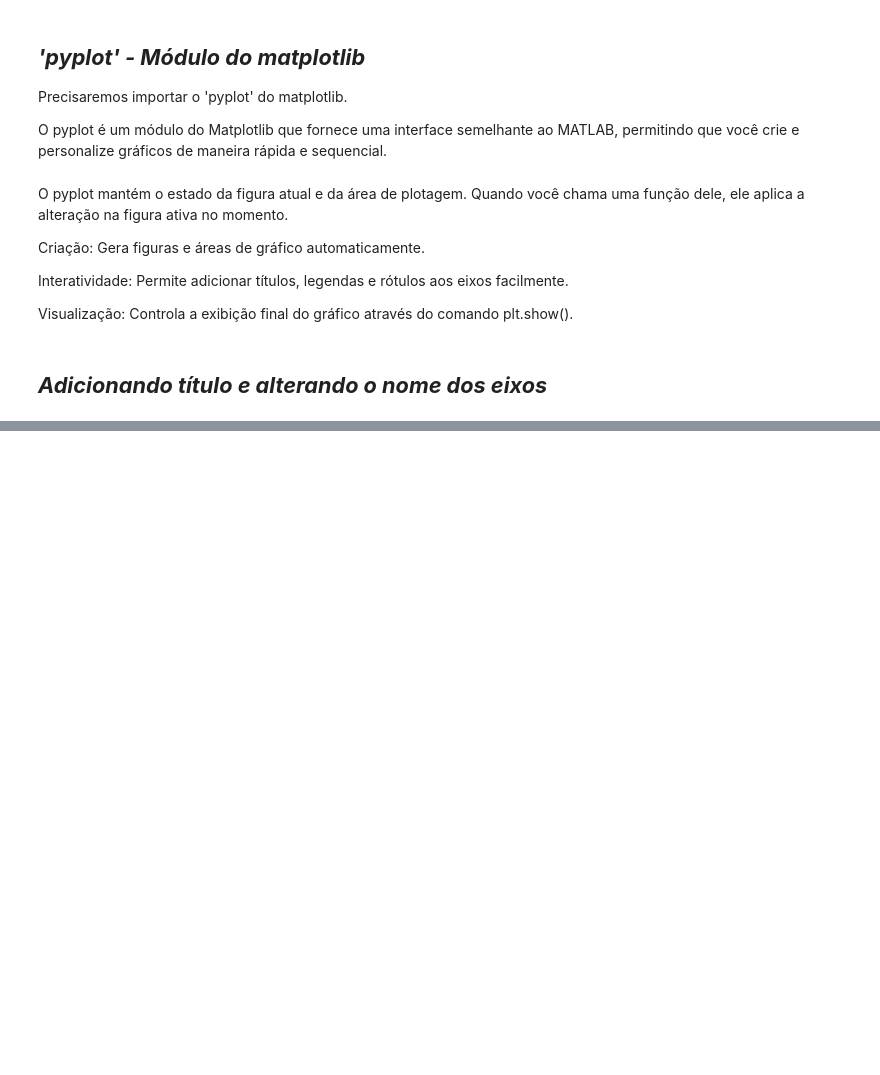
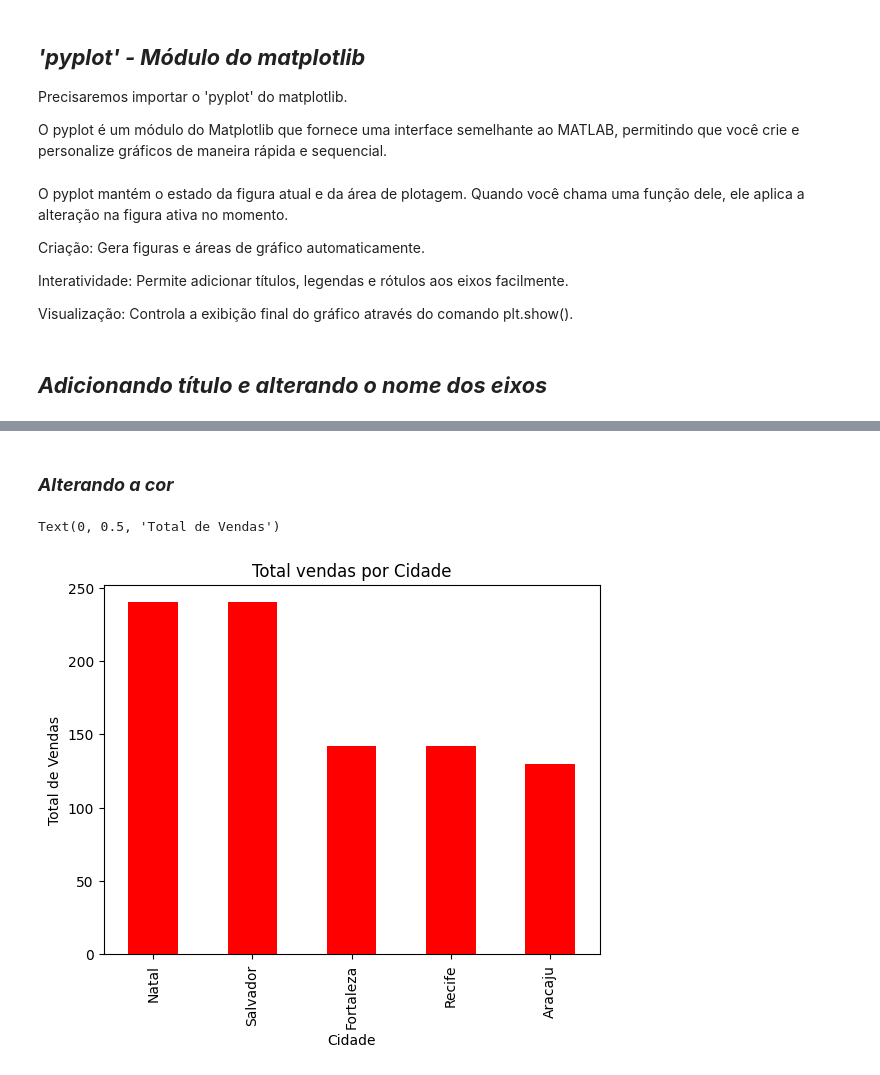
Before and after one commit to Felipe-Magalhaes-A-Carneiro/analise_de_dados-python_pandas, a Jupyter notebook: Notebooks/02-planilhas-excel.ipynb, the cells around one changed output, grey strips where cells are left out. Cells and saved outputs as stored; diff of their text form; code cells hidden in the pictures; blank space fills up the shorter version.

```diff
--- a/Notebooks/02-planilhas-excel.ipynb
+++ b/Notebooks/02-planilhas-excel.ipynb
@@ -601,0 +615,11 @@ df["Cidade"].value_counts().plot.bar(title = "Total vendas por Cidade")
+# %% [markdown]
+### ***Alterando a cor***
+# %%
+df["Cidade"].value_counts().plot.bar(title = "Total vendas por Cidade", color = "red")
+
+# definindo o nome de cada eixo:
+plt.xlabel("Cidade")
+plt.ylabel("Total de Vendas")
+# %% [output]
+Text(0, 0.5, 'Total de Vendas')
+[figure, added]
```
Also changed, not shown: parts of 23 cells of this notebook.
